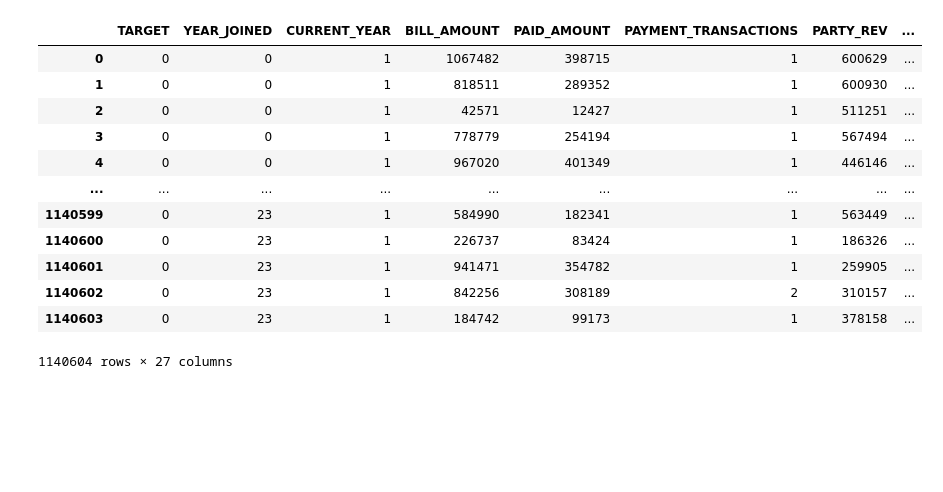
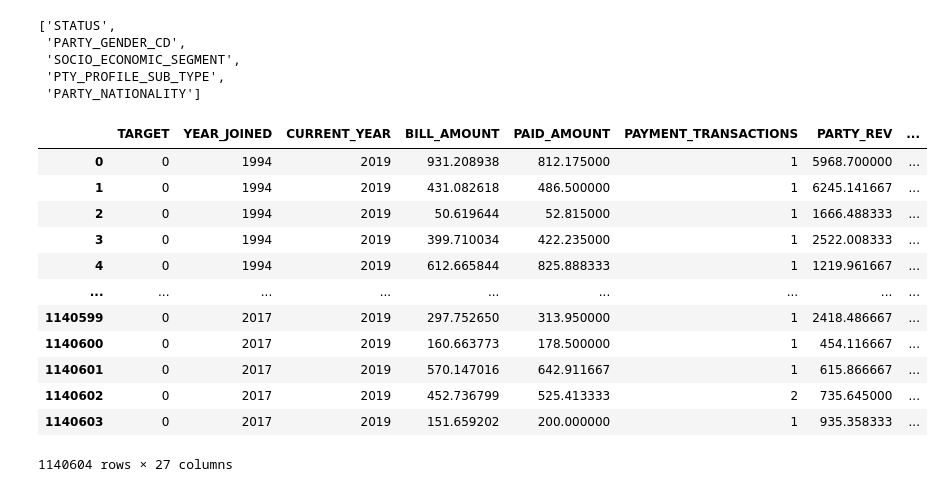
Before and after one commit to new-superuser-alt9193/DeepLearning, a Jupyter notebook: crisp_dm/data_preparation/onehot_encoder.ipynb, the cells around one changed output. Cells and saved outputs as stored; diff of their text form; code cells hidden in the pictures; blank space fills up the shorter version.

```diff
--- a/crisp_dm/data_preparation/onehot_encoder.ipynb
+++ b/crisp_dm/data_preparation/onehot_encoder.ipynb
@@ -59,4 +26,0 @@ df_b
-# %%
-for i in ['PTY_PROFILE_SUB_TYPE','SOCIO_ECONOMIC_SEGMENT','PARTY_NATIONALITY','PARTY_GENDER_CD','STATUS']:
-    df_a[i] = df_b[i]
-df_a
@@ -77,17 +27,16 @@ df_a
-# %%
-df_pca = df_a.drop(columns = ['Unnamed: 0'])
-df_pca
-# %% [output]
-|  | TARGET | YEAR_JOINED | CURRENT_YEAR | BILL_AMOUNT | PAID_AMOUNT | PAYMENT_TRANSACTIONS | PARTY_REV | ... |
-| 0 | 0 | 0 | 1 | 1067482 | 398715 | 1 | 600629 | ... |
-| 1 | 0 | 0 | 1 | 818511 | 289352 | 1 | 600930 | ... |
-| 2 | 0 | 0 | 1 | 42571 | 12427 | 1 | 511251 | ... |
-| 3 | 0 | 0 | 1 | 778779 | 254194 | 1 | 567494 | ... |
-| 4 | 0 | 0 | 1 | 967020 | 401349 | 1 | 446146 | ... |
-| ... | ... | ... | ... | ... | ... | ... | ... | ... |
-| 1140599 | 0 | 23 | 1 | 584990 | 182341 | 1 | 563449 | ... |
-| 1140600 | 0 | 23 | 1 | 226737 | 83424 | 1 | 186326 | ... |
-| 1140601 | 0 | 23 | 1 | 941471 | 354782 | 1 | 259905 | ... |
-| 1140602 | 0 | 23 | 1 | 842256 | 308189 | 2 | 310157 | ... |
-| 1140603 | 0 | 23 | 1 | 184742 | 99173 | 1 | 378158 | ... |
-1140604 rows × 27 columns
+# %%
+# Obtiene una lista con las columnas categoricas a partir de una diferencia de conjuntos
+def getCategoricalColumns(df):
+    cols = set(df.columns)
+    numColumns = set(df._get_numeric_data().columns)
+
+    return list(cols - numColumns)
+# %%
+categoricalColumns = getCategoricalColumns(df)
+categoricalColumns
+# %% [output]
+['STATUS',
+ 'PARTY_GENDER_CD',
+ 'SOCIO_ECONOMIC_SEGMENT',
+ 'PTY_PROFILE_SUB_TYPE',
+ 'PARTY_NATIONALITY']
@@ -94 +56,18 @@ df_pca
+# %%
+df = getNumericDataset(df)
+df
+# %% [output]
+|  | TARGET | YEAR_JOINED | CURRENT_YEAR | BILL_AMOUNT | PAID_AMOUNT | PAYMENT_TRANSACTIONS | PARTY_REV | ... |
+| 0 | 0 | 1994 | 2019 | 931.208938 | 812.175000 | 1 | 5968.700000 | ... |
+| 1 | 0 | 1994 | 2019 | 431.082618 | 486.500000 | 1 | 6245.141667 | ... |
+| 2 | 0 | 1994 | 2019 | 50.619644 | 52.815000 | 1 | 1666.488333 | ... |
+| 3 | 0 | 1994 | 2019 | 399.710034 | 422.235000 | 1 | 2522.008333 | ... |
+| 4 | 0 | 1994 | 2019 | 612.665844 | 825.888333 | 1 | 1219.961667 | ... |
+| ... | ... | ... | ... | ... | ... | ... | ... | ... |
+| 1140599 | 0 | 2017 | 2019 | 297.752650 | 313.950000 | 1 | 2418.486667 | ... |
+| 1140600 | 0 | 2017 | 2019 | 160.663773 | 178.500000 | 1 | 454.116667 | ... |
+| 1140601 | 0 | 2017 | 2019 | 570.147016 | 642.911667 | 1 | 615.866667 | ... |
+| 1140602 | 0 | 2017 | 2019 | 452.736799 | 525.413333 | 2 | 735.645000 | ... |
+| 1140603 | 0 | 2017 | 2019 | 151.659202 | 200.000000 | 1 | 935.358333 | ... |
+1140604 rows × 27 columns
 # %%
```
Also changed, not shown: parts of 9 cells of this notebook.
